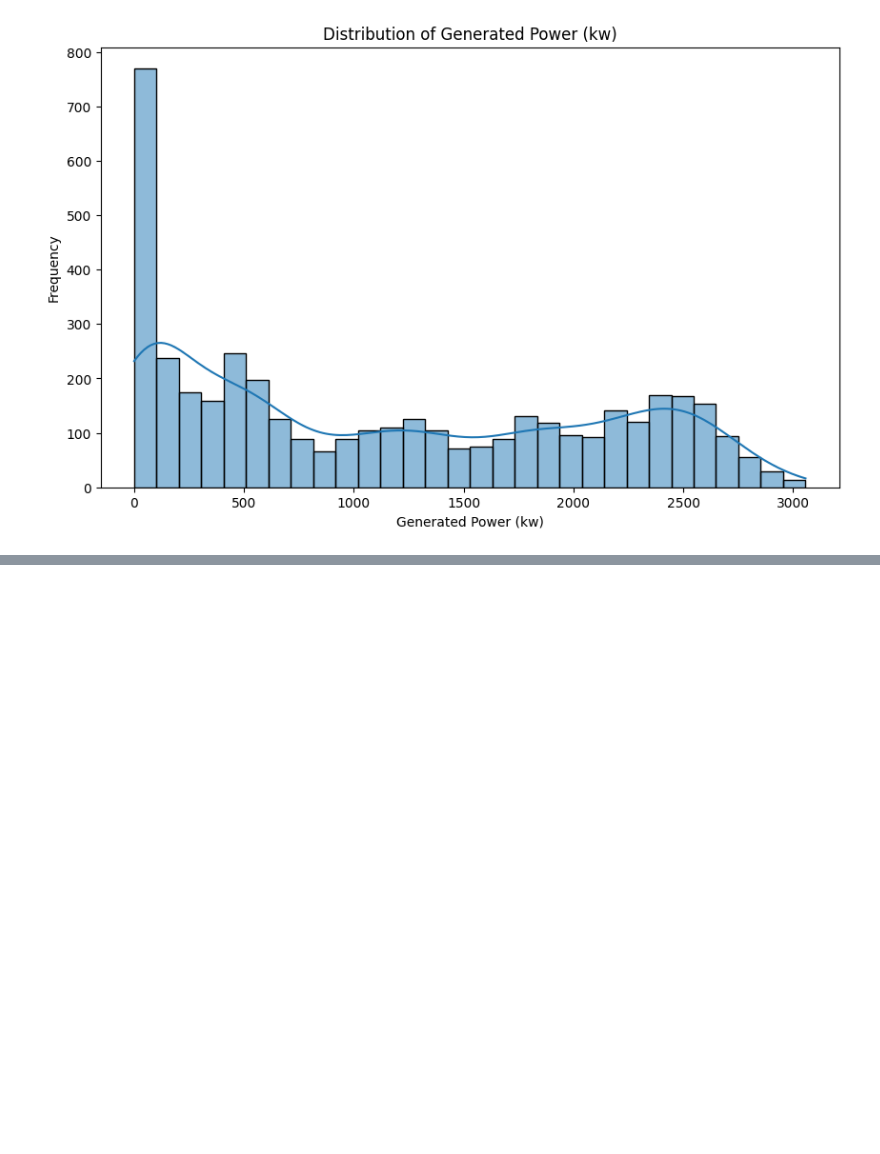
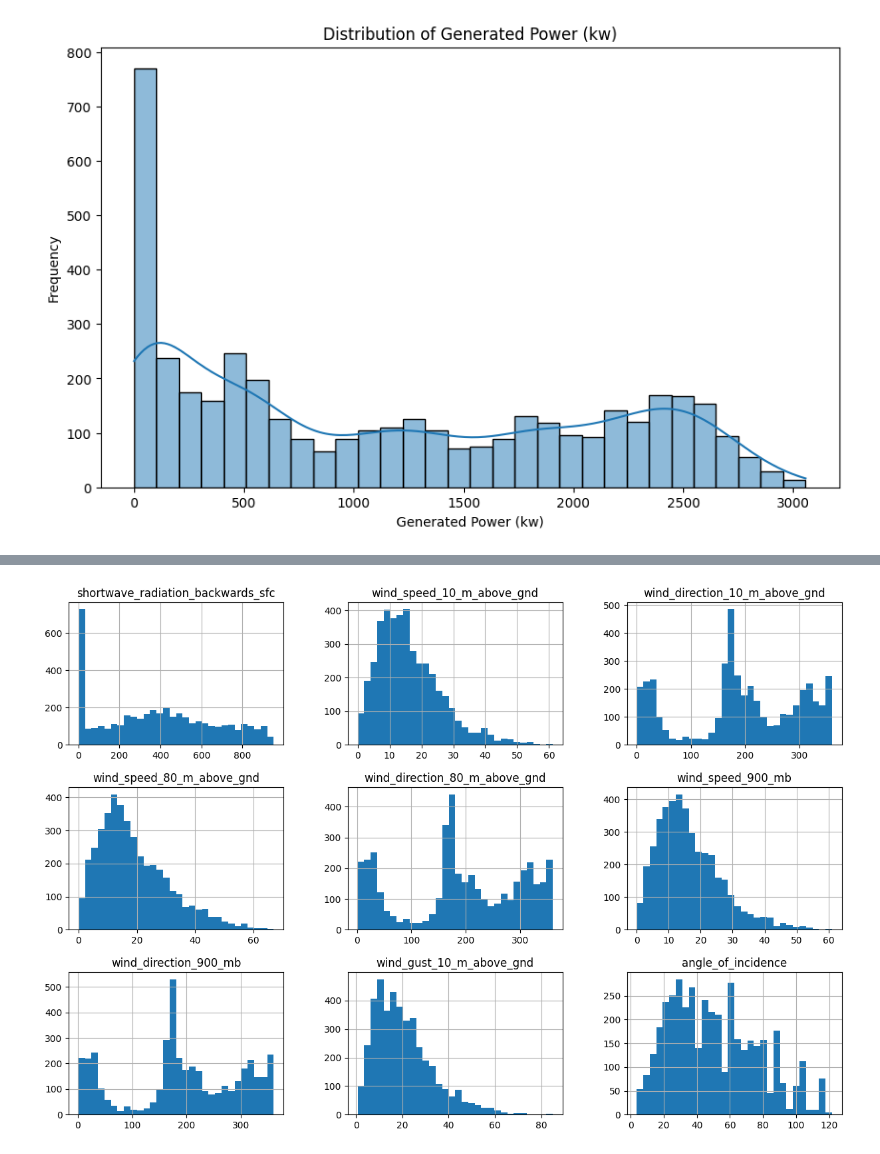
Before and after one commit to valusasindhu/solar-power-output-prediction, a Jupyter notebook: solarpowergeneration.ipynb, the cells around one changed output, grey strips where cells are left out. Drawn from its saved outputs; the diff is of its cells as text; code cells hidden in the pictures; blank space fills up the shorter version.

```diff
--- a/solarpowergeneration.ipynb
+++ b/solarpowergeneration.ipynb
@@ -127,0 +136,5 @@ plt.show()
+# %%
+df[df.columns[9:18]].hist(bins=30, figsize=(15,10))
+plt.show()
+# %% [output]
+[figure, added]
```
Also changed, not shown: parts of 7 cells of this notebook.
